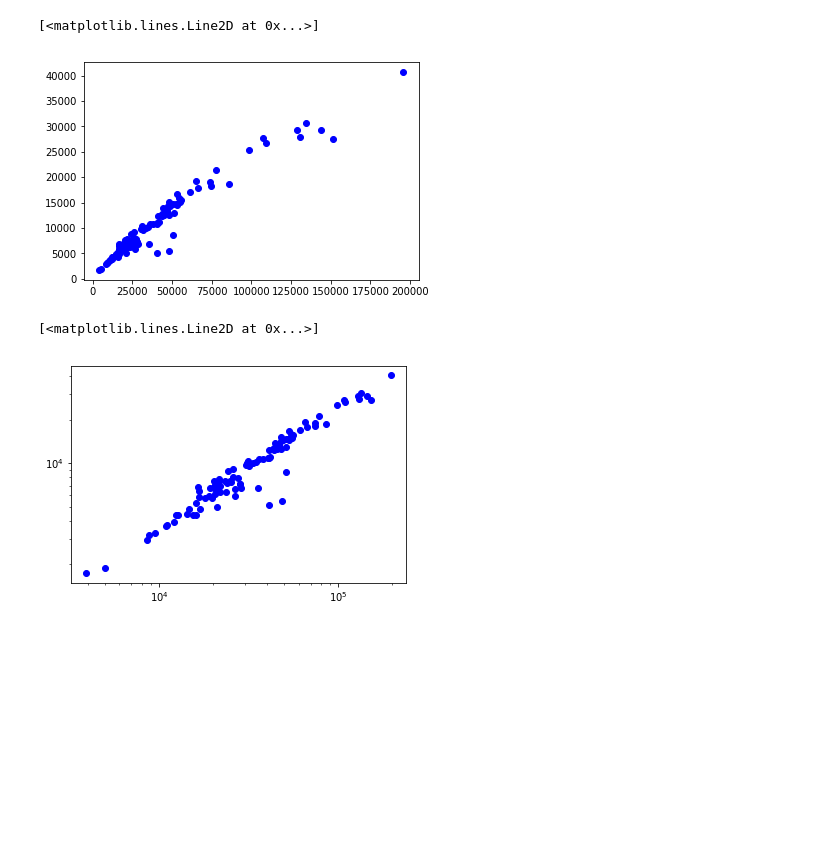
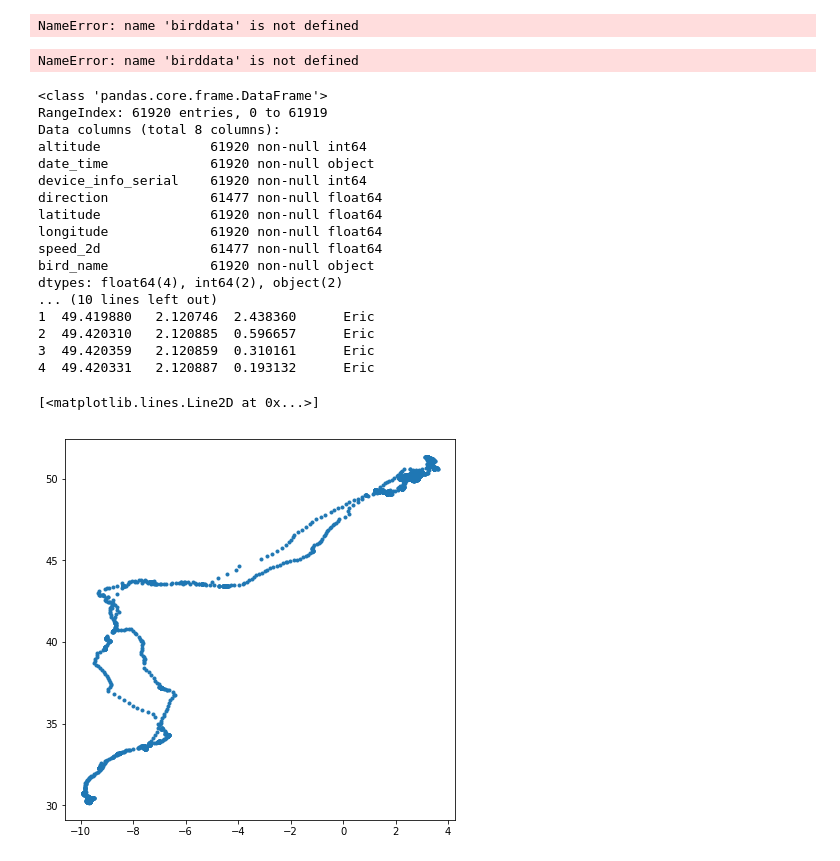
Before and after one commit to tucpy/python_for_research_edXcourse, a Jupyter notebook: output_python3.ipynb, the cells around one changed output. Saved outputs shown, nothing was run; the diff lists cells and outputs as text; code cells hidden in the pictures; blank space fills up the shorter version.

```diff
--- a/output_python3.ipynb
+++ b/output_python3.ipynb
@@ -178,10 +0,0 @@ plt.loglog(stats.length, stats.unique,"bo")
-# %%
-plt.plot(stats.length, stats.unique,"bo")
-# %% [output]
-[<matplotlib.lines.Line2D at 0x...>]
-[figure, removed]
-# %%
-plt.loglog(stats.length, stats.unique,"bo")
-# %% [output]
-[<matplotlib.lines.Line2D at 0x...>]
-[figure, removed]
@@ -187,0 +3,67 @@ plt.loglog(stats.length, stats.unique,"bo")
+# %%
+ix = birddata.bird_name =="Eric"
+x, y = birddata.longitude[ix], birddata.latitude[ix]
+
+plt.figure(figsize = (7,7))
+
+plt.plot(x,y,".")
+# %% [output]
+NameError: name 'birddata' is not defined
+# %%
+ix = birddata.bird_name =="Eric"
+x, y = birddata.longitude[ix], birddata.latitude[ix]
+
+plt.figure(figsize = (7,7))
+
+plt.plot(x,y,".")
+# %% [output]
+NameError: name 'birddata' is not defined
+# %%
+'''
+2.1 Learn how GPS data can be used to track bird migration patterns
+'''
+
+'''
+track 3 birds, csv file contain latitude, longtitude, altitude and time stamps
+'''
+
+import pandas as pd
+#read csv file
+birddata = pd.read_csv("/Users/tp10/Sanger_work/Developer101/python_for_research_edXcourse/Week_4/bird_tracking.csv")
+
+birddata.info()
+
+print(birddata.head())
+
+'''
+2.2 Learn how to plot latitude and longitude on a simple 2D plot
+'''
+import matplotlib.pyplot as plt
+import numpy as np
+
+ix = birddata.bird_name =="Eric"
+x, y = birddata.longitude[ix], birddata.latitude[ix]
+
+plt.figure(figsize = (7,7))
+
+plt.plot(x,y,".")
+# %% [output]
+<class 'pandas.core.frame.DataFrame'>
+RangeIndex: 61920 entries, 0 to 61919
+Data columns (total 8 columns):
+altitude              61920 non-null int64
+date_time             61920 non-null object
+device_info_serial    61920 non-null int64
+direction             61477 non-null float64
+latitude              61920 non-null float64
+longitude             61920 non-null float64
+speed_2d              61477 non-null float64
+bird_name             61920 non-null object
+dtypes: float64(4), int64(2), object(2)
+... (10 lines left out)
+1  49.419880   2.120746  2.438360      Eric
+2  49.420310   2.120885  0.596657      Eric
+3  49.420359   2.120859  0.310161      Eric
+4  49.420331   2.120887  0.193132      Eric
+[<matplotlib.lines.Line2D at 0x...>]
+[figure, added]
```
Also changed, not shown: parts of 4 cells of this notebook, 6 other files.
